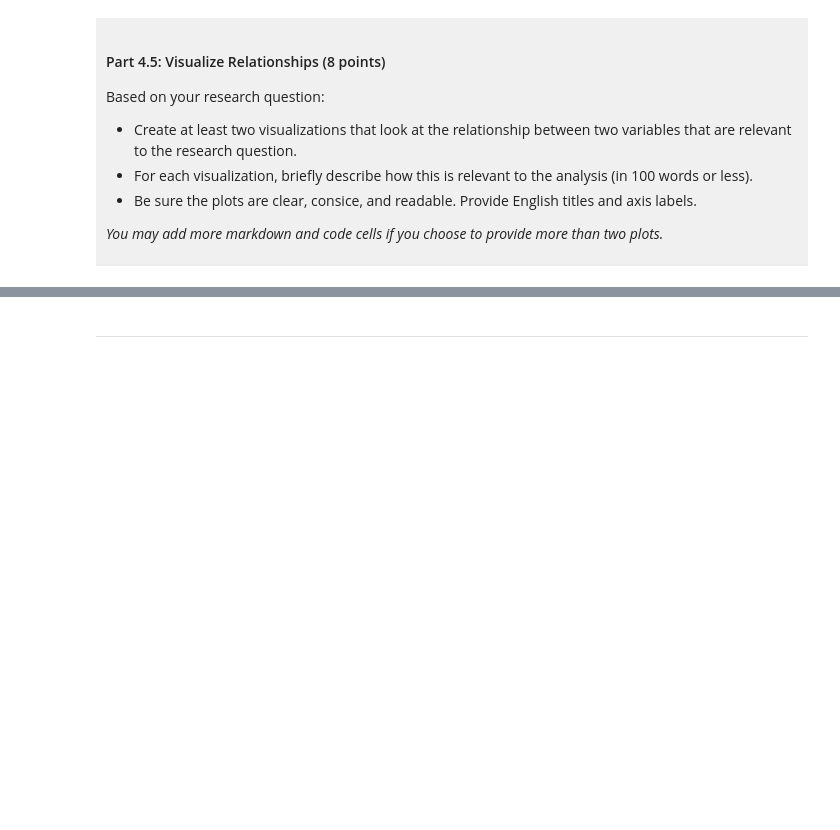
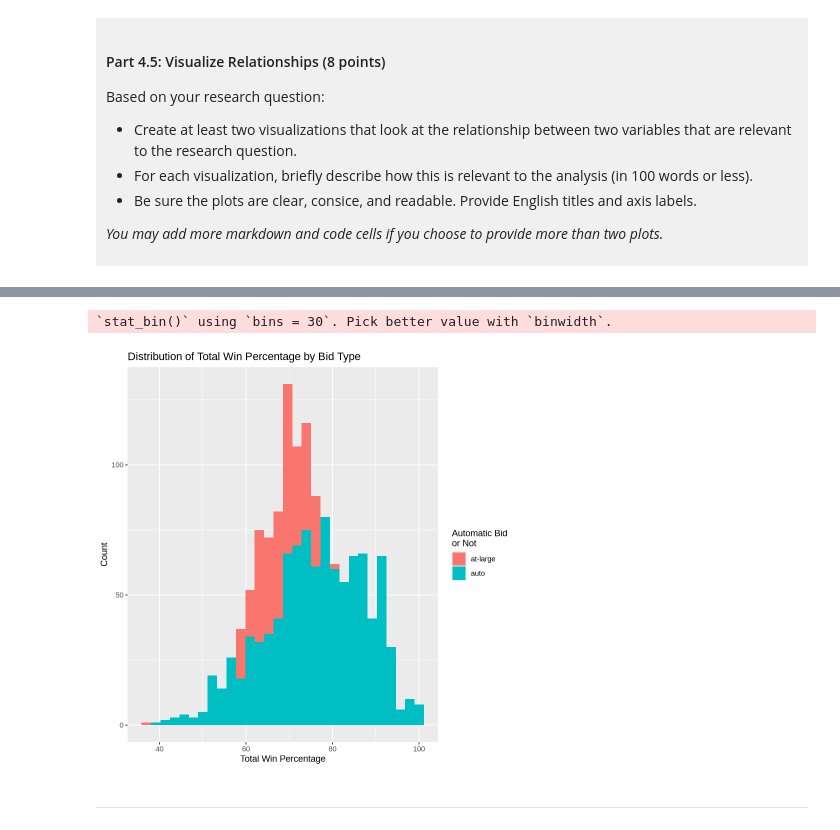
Before and after one commit to dsci-100-project/Yiheng-Sun, a Jupyter notebook: dsci-100-project-notebook.ipynb, the cells around one changed output, grey strips where cells are left out. Saved outputs shown, nothing was run; the diff lists cells and outputs as text; code cells hidden in the pictures; blank space fills up the shorter version.

```diff
--- a/dsci-100-project-notebook.ipynb
+++ b/dsci-100-project-notebook.ipynb
@@ -311,5 +369,13 @@ Visualization 2: %%% EDIT THIS MARKDOWN CELL%%%
 # %%
-### EDIT THIS CODE CELL FOR VISUALIZATION 2###
+distogram_plot<- ggplot(tidy_data, aes(x = total_wins_pct, fill = bid)) +
+  geom_histogram(position = "identity") +
+  labs(x = "Total Win Percentage", y = "Count",
+       fill = "Automatic Bid\nor Not",
+       title = "Distribution of Total Win Percentage by Bid Type")
+distogram_plot
+# %% [output]
+`stat_bin()` using `bins = 30`. Pick better value with `binwidth`.
+[figure, added]
 # %% [markdown]
 ------
 # %% [markdown]
```
Also changed, not shown: parts of 9 cells of this notebook.
